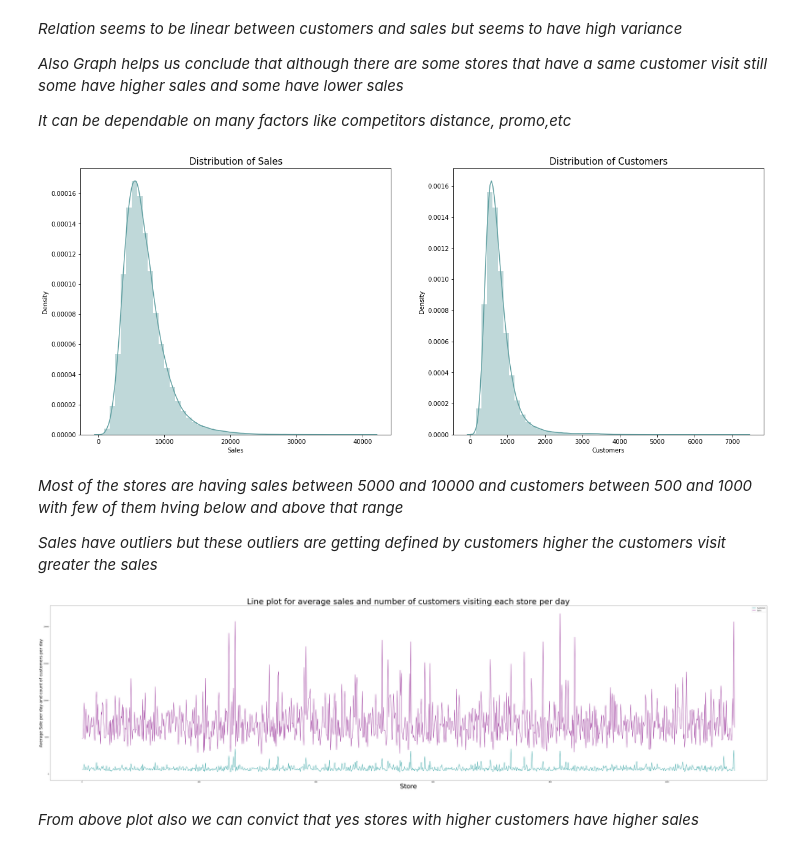
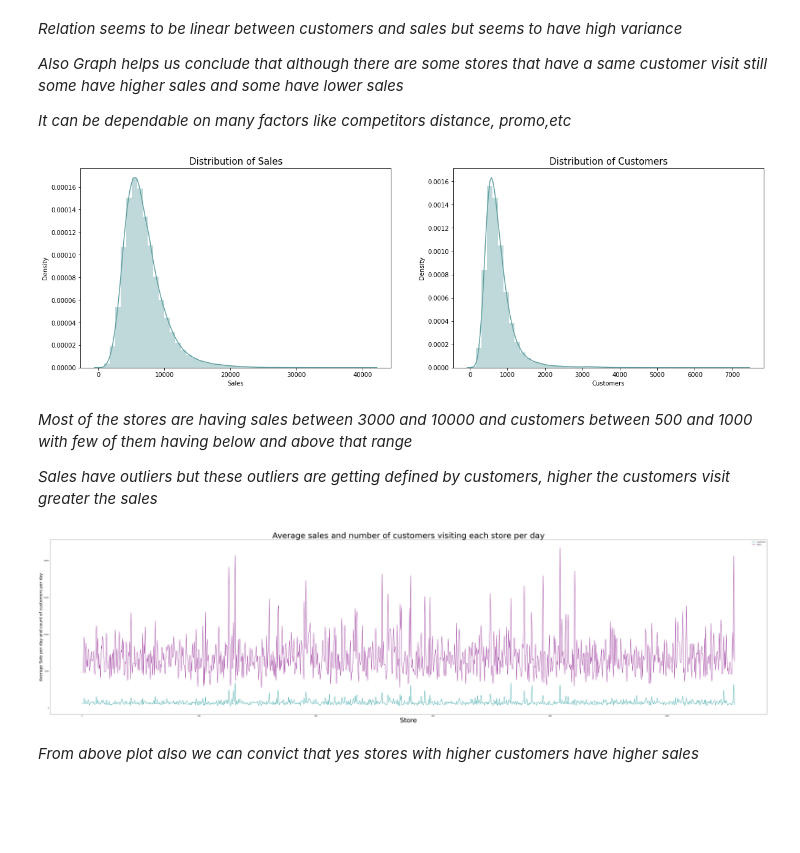
Before and after one commit to kiranmahara9600/Rossmann-Sales-Prediction, a Jupyter notebook: Rossmann_Sales_Prediction.ipynb, the cells around one changed output. Saved outputs shown, nothing was run; the diff lists cells and outputs as text; code cells hidden in the pictures; blank space fills up the shorter version.

Commit message:
StoreType , Assortment Analysis and conclusions of EDA

```diff
--- a/Rossmann_Sales_Prediction.ipynb
+++ b/Rossmann_Sales_Prediction.ipynb
@@ -702,40 +705,38 @@ plt.show()
 # %%
 #___________________________________________Block 45__________________________________________________________
 
-#to check distribution of sales and customers
+#visualising distribution of sales and customers
 
 #defining figure and initialising axes
-fig,axes= plt.subplots(1,2,figsize=(20,8))
+fig,axes= plt.subplots(1,2,figsize=(20,6))
 
 #distribution plot of sales
-sns.distplot(rossman_stores_data['Sales'],color='cadetblue',ax=axes[0])  #distribution plot of sales
+sns.distplot(rossman_stores_data['Sales'],color='cadetblue',ax=axes[0])
 axes[0].set_title('Distribution of Sales',fontsize=15)  #title for plot
 
 #distribution plot of customers
 sns.distplot(rossman_stores_data['Customers'],color='cadetblue',ax=axes[1])
 axes[1].set_title('Distribution of Customers',fontsize=15)
 plt.show()
 # %% [output]
-[figure, old version]
+[figure, new version]
 # %% [markdown]
-*Most of the stores are having sales between 5000 and 10000 and customers between 500 and 1000  with few of them hving below and above that range*
+*Most of the stores are having sales between 3000 and 10000 and customers between 500 and 1000  with few of them having below and above that range*
 
-*Sales have outliers but these outliers are getting defined by customers higher the customers visit greater the sales*
+*Sales have outliers but these outliers are getting defined by customers, higher the customers visit greater the sales*
 # %%
 #__________________________________________Block 46_______________________________________________________
 
 #line plot for average sale and customer visit per day of each store
 fig = plt.figure(figsize=(80,20))
 axs = fig.gca()  #to get current axes
-
-
 rossman_stores_data.groupby('Store').agg({'Customers':'mean','Sales':'mean'}).plot( color=['darkcyan','purple'],ax =axs)  #line plot
-plt.title('Line plot for average sales and number of customers visiting each store per day',fontsize=50)  #title for plot
+plt.title('Average sales and number of customers visiting each store per day',fontsize=50)  #title for plot
 plt.xlabel('Store',fontsize=40)   #label on X-axis for the plot
 plt.ylabel('Average Sale per day and count of customers per day',fontsize=25)  #label on y-axis for the plot
 plt.show()
 # %% [output]
-[figure, old version]
+[figure, new version]
 # %% [markdown]
 *From above plot also we can convict that yes stores with higher customers have higher sales*
 # %% [markdown]
```
Also changed, not shown: parts of 26 cells of this notebook.
